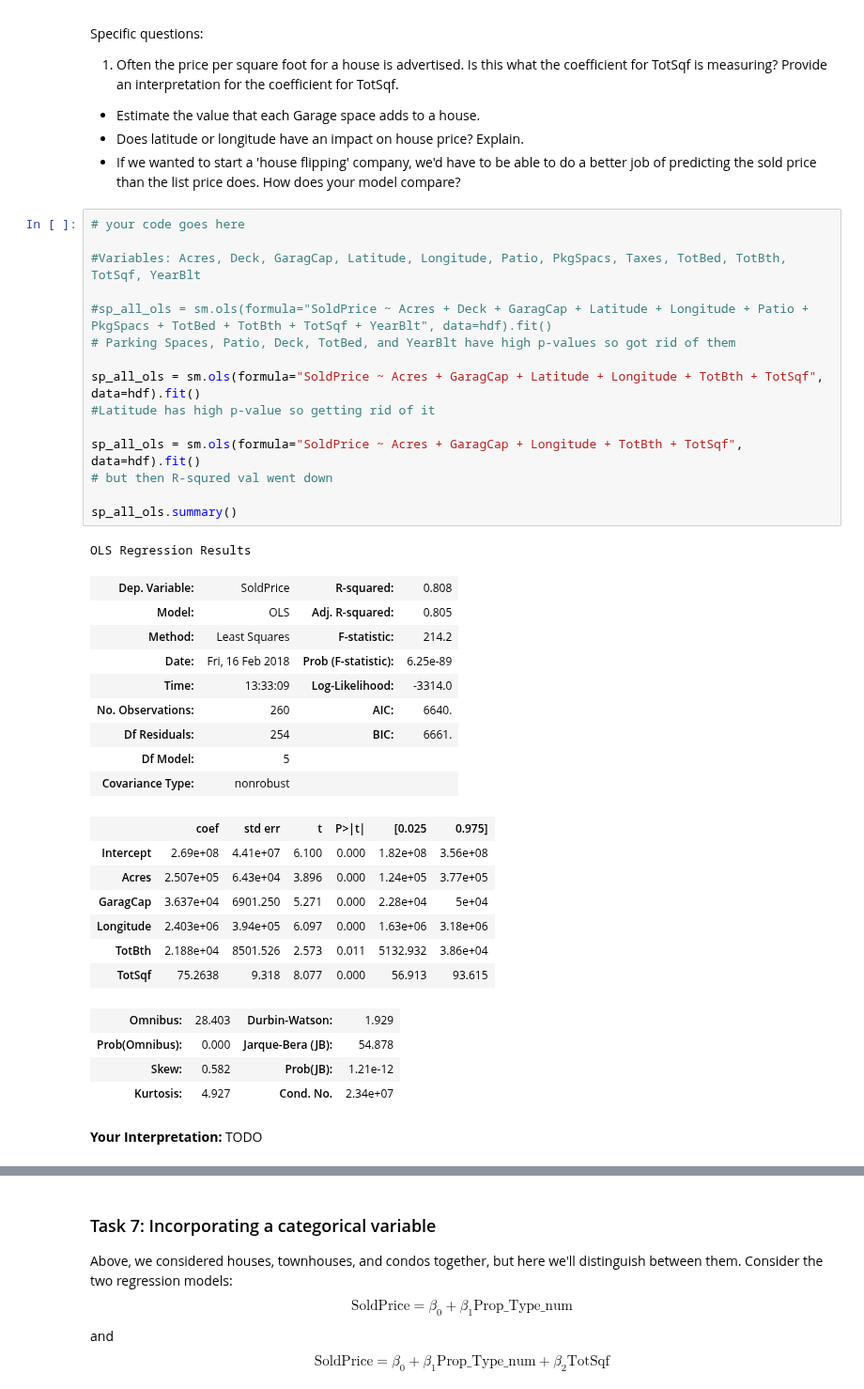
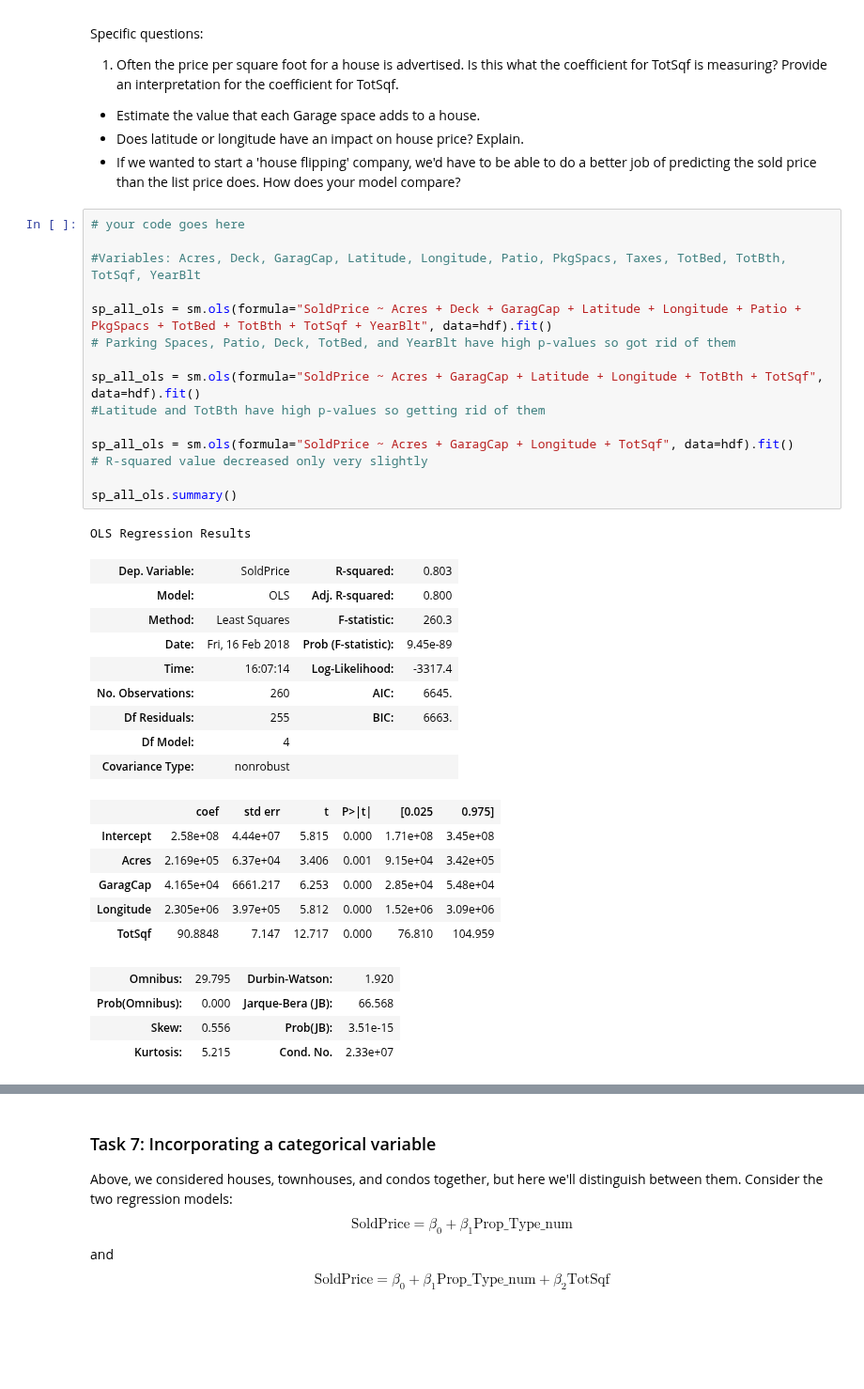
Before and after one commit to brookeslawski/datascience-homeworks-local, a Jupyter notebook: HW5/2018-HW5.ipynb, the cells around one changed output, grey strips where cells are left out. Shown at 94% size. Cells and saved outputs as stored; diff of their text form; blank space fills up the shorter version.

```diff
--- a/HW5/2018-HW5.ipynb
+++ b/HW5/2018-HW5.ipynb
@@ -341,39 +335,36 @@ Specific questions:
 # %%
 # your code goes here
 
 #Variables: Acres, Deck, GaragCap, Latitude, Longitude, Patio, PkgSpacs, Taxes, TotBed, TotBth, TotSqf, YearBlt
 
-#sp_all_ols = sm.ols(formula="SoldPrice ~ Acres + Deck + GaragCap + Latitude + Longitude + Patio + PkgSpacs + TotBed + TotBth + TotSqf + YearBlt", data=hdf).fit()
+sp_all_ols = sm.ols(formula="SoldPrice ~ Acres + Deck + GaragCap + Latitude + Longitude + Patio + PkgSpacs + TotBed + TotBth + TotSqf + YearBlt", data=hdf).fit()
 # Parking Spaces, Patio, Deck, TotBed, and YearBlt have high p-values so got rid of them
 
 sp_all_ols = sm.ols(formula="SoldPrice ~ Acres + GaragCap + Latitude + Longitude + TotBth + TotSqf", data=hdf).fit()
-#Latitude has high p-value so getting rid of it
+#Latitude and TotBth have high p-values so getting rid of them
 
-sp_all_ols = sm.ols(formula="SoldPrice ~ Acres + GaragCap + Longitude + TotBth + TotSqf", data=hdf).fit()
-# but then R-squred val went down
+sp_all_ols = sm.ols(formula="SoldPrice ~ Acres + GaragCap + Longitude + TotSqf", data=hdf).fit()
+# R-squared value decreased only very slightly
 
 sp_all_ols.summary()
 # %% [output]
 OLS Regression Results
-| Dep. Variable: | SoldPrice | R-squared: | 0.808 |
-| Model: | OLS | Adj. R-squared: | 0.805 |
-| Method: | Least Squares | F-statistic: | 214.2 |
-| Date: | Fri, 16 Feb 2018 | Prob (F-statistic): | 6.25e-89 |
-| Time: | 13:33:09 | Log-Likelihood: | -3314.0 |
-| No. Observations: | 260 | AIC: | 6640. |
-| Df Residuals: | 254 | BIC: | 6661. |
-| Df Model: | 5 |  |  |
+| Dep. Variable: | SoldPrice | R-squared: | 0.803 |
+| Model: | OLS | Adj. R-squared: | 0.800 |
+| Method: | Least Squares | F-statistic: | 260.3 |
+| Date: | Fri, 16 Feb 2018 | Prob (F-statistic): | 9.45e-89 |
+| Time: | 16:07:14 | Log-Likelihood: | -3317.4 |
+| No. Observations: | 260 | AIC: | 6645. |
+| Df Residuals: | 255 | BIC: | 6663. |
+| Df Model: | 4 |  |  |
 | Covariance Type: | nonrobust |  |  |
 |  | coef | std err | t | P>|t| | [0.025 | 0.975] |
-| Intercept | 2.69e+08 | 4.41e+07 | 6.100 | 0.000 | 1.82e+08 | 3.56e+08 |
-| Acres | 2.507e+05 | 6.43e+04 | 3.896 | 0.000 | 1.24e+05 | 3.77e+05 |
-| GaragCap | 3.637e+04 | 6901.250 | 5.271 | 0.000 | 2.28e+04 | 5e+04 |
-| Longitude | 2.403e+06 | 3.94e+05 | 6.097 | 0.000 | 1.63e+06 | 3.18e+06 |
-| TotBth | 2.188e+04 | 8501.526 | 2.573 | 0.011 | 5132.932 | 3.86e+04 |
-| TotSqf | 75.2638 | 9.318 | 8.077 | 0.000 | 56.913 | 93.615 |
+| Intercept | 2.58e+08 | 4.44e+07 | 5.815 | 0.000 | 1.71e+08 | 3.45e+08 |
+| Acres | 2.169e+05 | 6.37e+04 | 3.406 | 0.001 | 9.15e+04 | 3.42e+05 |
+| GaragCap | 4.165e+04 | 6661.217 | 6.253 | 0.000 | 2.85e+04 | 5.48e+04 |
+| Longitude | 2.305e+06 | 3.97e+05 | 5.812 | 0.000 | 1.52e+06 | 3.09e+06 |
+| TotSqf | 90.8848 | 7.147 | 12.717 | 0.000 | 76.810 | 104.959 |
-| Omnibus: | 28.403 | Durbin-Watson: | 1.929 |
-| Prob(Omnibus): | 0.000 | Jarque-Bera (JB): | 54.878 |
-| Skew: | 0.582 | Prob(JB): | 1.21e-12 |
-| Kurtosis: | 4.927 | Cond. No. | 2.34e+07 |
+| Omnibus: | 29.795 | Durbin-Watson: | 1.920 |
+| Prob(Omnibus): | 0.000 | Jarque-Bera (JB): | 66.568 |
+| Skew: | 0.556 | Prob(JB): | 3.51e-15 |
+| Kurtosis: | 5.215 | Cond. No. | 2.33e+07 |
-# %% [markdown]
-**Your Interpretation:** TODO
```
Also changed, not shown: parts of 18 cells of this notebook, 1 other file.
